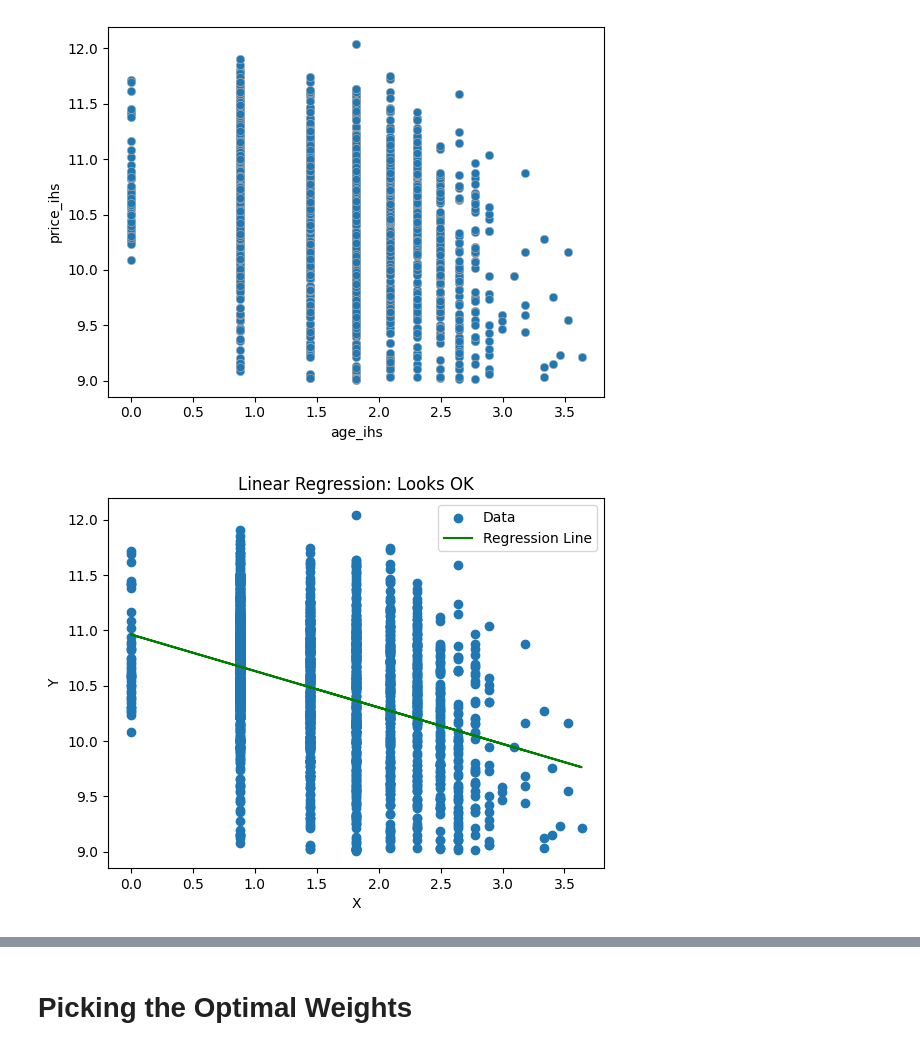
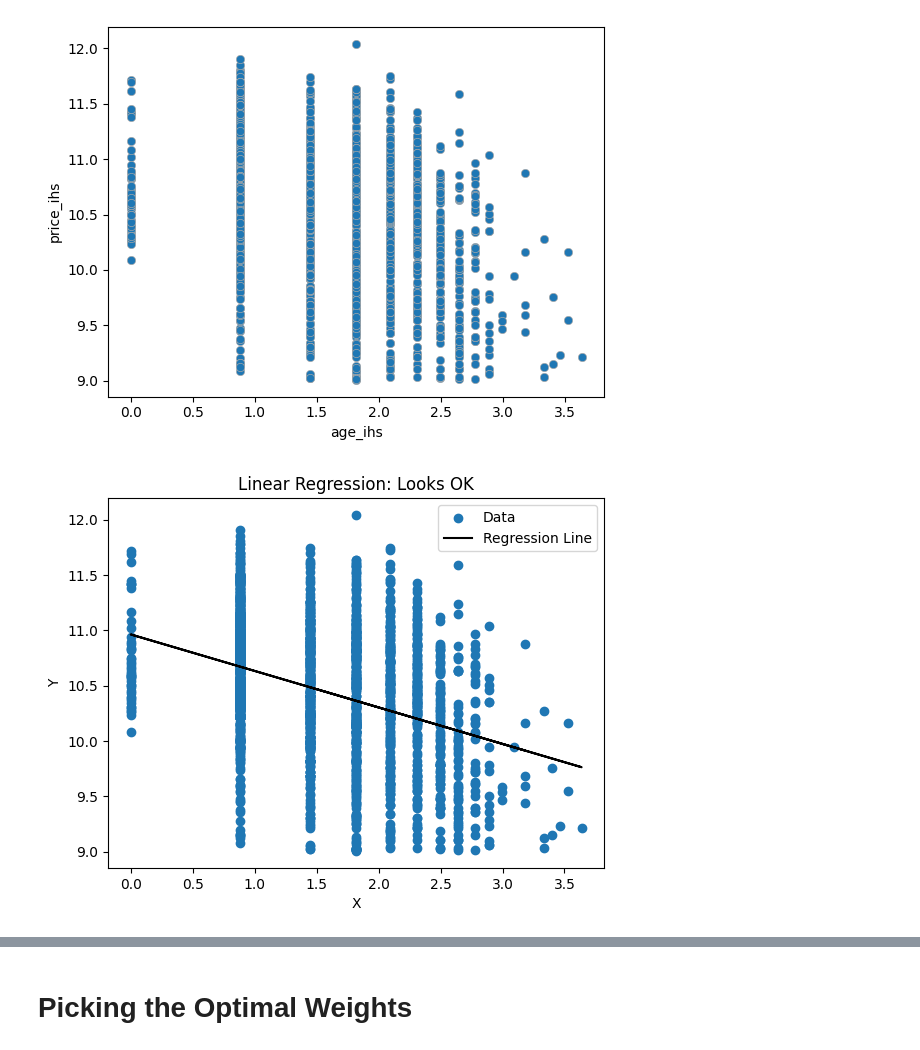
Before and after one commit to yuthimreddy/hw07_linearModels, a Jupyter notebook: linearModels.ipynb, the cells around one changed output, grey strips where cells are left out. Cells and saved outputs as stored; diff of their text form; code cells hidden in the pictures.

```diff
--- a/linearModels.ipynb
+++ b/linearModels.ipynb
@@ -268,14 +268,14 @@ y = df['price_ihs'] # Target/Outcome
 reg = slr(x,y) # Run the regression
 # %%
 plt.scatter(x,y,label='Data')
-plt.plot(x,reg['y_hat'],label='Regression Line',color='green')
+plt.plot(x,reg['y_hat'],label='Regression Line',color='black')
 plt.xlabel("X")
 plt.ylabel("Y")
 plt.legend(loc='upper right')
 plt.title('Linear Regression: Looks OK')
 plt.show()
 # %% [output]
-[figure, old version]
+[figure, new version]
 # %%
 df.sort_values('age',inplace=True) # Sorts the data by age of car
 
```
Also changed, not shown: parts of 8 cells of this notebook.
